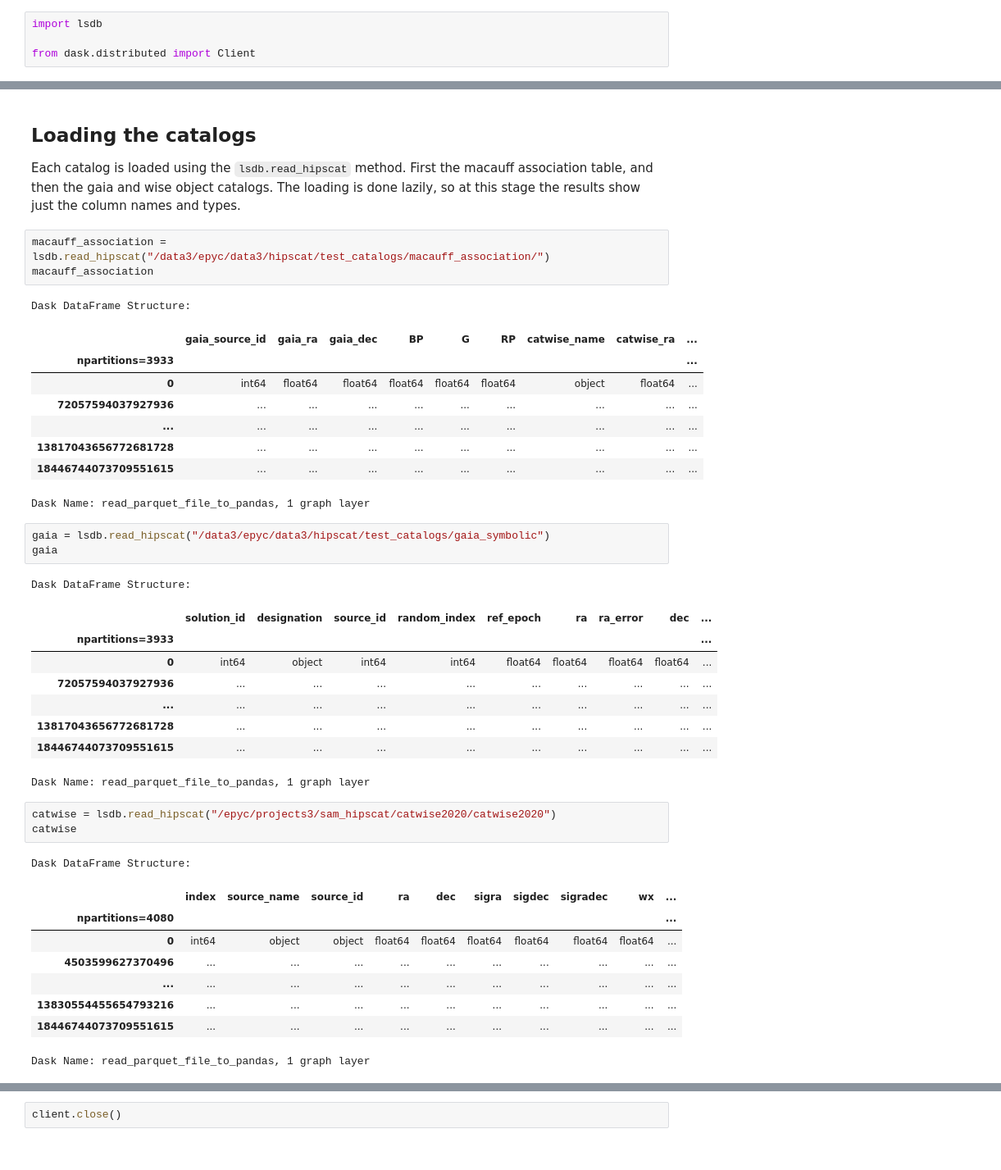
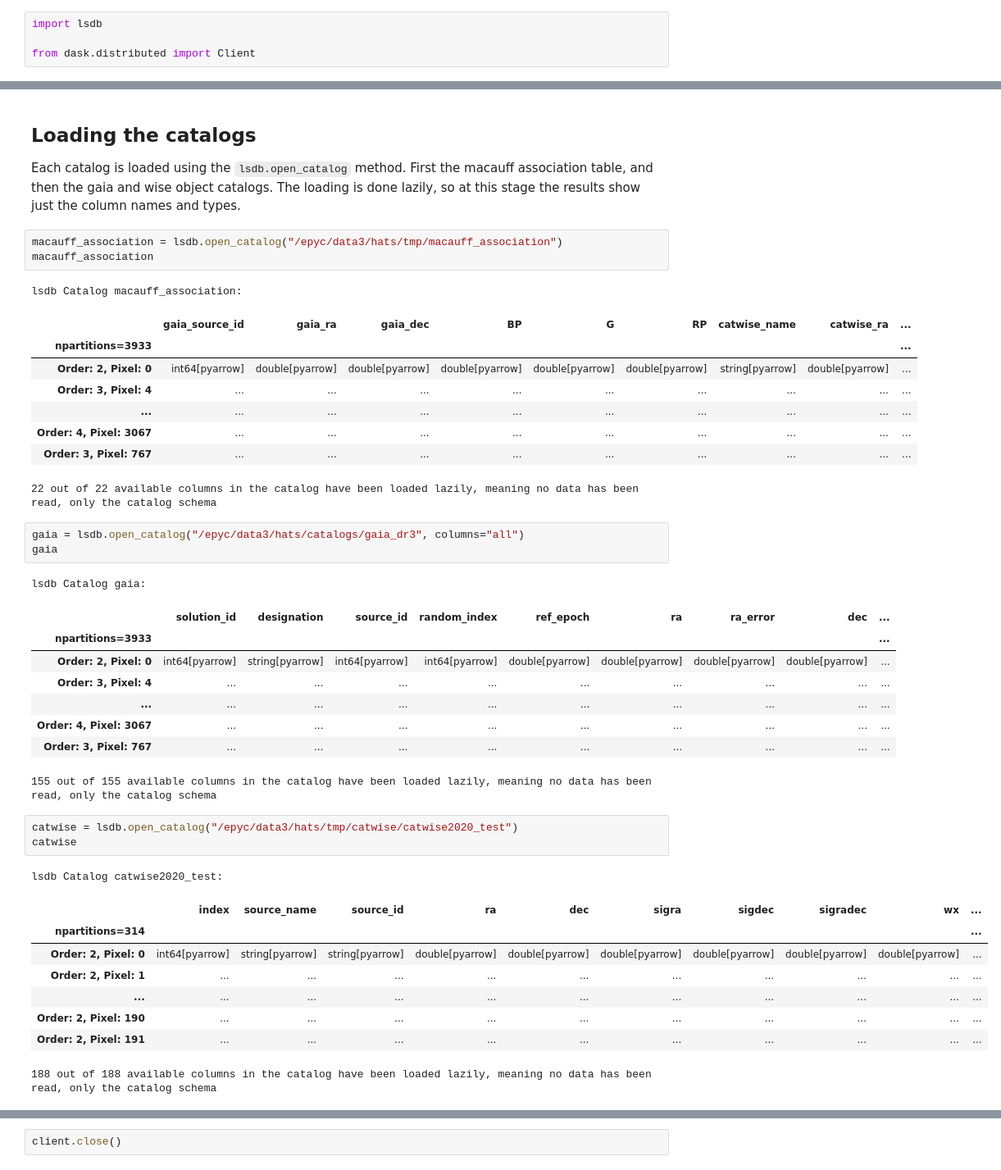
Before and after one commit to macauff/lsdb_macauff, a Jupyter notebook: nb/macauff_association.ipynb, the cells around one changed output, grey strips where cells are left out. Shown at 82% size. Saved outputs shown, nothing was run; the diff lists cells and outputs as text.

```diff
--- a/nb/macauff_association.ipynb
+++ b/nb/macauff_association.ipynb
@@ -25,46 +24,46 @@ Hosting the HTTP server on port 41247 instead
 # %% [markdown]
 ## Loading the catalogs
 
-Each catalog is loaded using the `lsdb.read_hipscat` method. First the macauff association table, and then the gaia and wise object catalogs. The loading is done lazily, so at this stage the results show just the column names and types.
+Each catalog is loaded using the `lsdb.open_catalog` method. First the macauff association table, and then the gaia and wise object catalogs. The loading is done lazily, so at this stage the results show just the column names and types.
 # %%
-macauff_association = lsdb.read_hipscat("/data3/epyc/data3/hipscat/test_catalogs/macauff_association/")
+macauff_association = lsdb.open_catalog("/epyc/data3/hats/tmp/macauff_association")
 macauff_association
 # %% [output]
-Dask DataFrame Structure:
+lsdb Catalog macauff_association:
 |  | gaia_source_id | gaia_ra | gaia_dec | BP | G | RP | catwise_name | catwise_ra | ... |
 | npartitions=3933 |  |  |  |  |  |  |  |  | ... |
-| 0 | int64 | float64 | float64 | float64 | float64 | float64 | object | float64 | ... |
-| 72057594037927936 | ... | ... | ... | ... | ... | ... | ... | ... | ... |
+| Order: 2, Pixel: 0 | int64[pyarrow] | double[pyarrow] | double[pyarrow] | double[pyarrow] | double[pyarrow] | double[pyarrow] | string[pyarrow] | double[pyarrow] | ... |
+| Order: 3, Pixel: 4 | ... | ... | ... | ... | ... | ... | ... | ... | ... |
 | ... | ... | ... | ... | ... | ... | ... | ... | ... | ... |
-| 13817043656772681728 | ... | ... | ... | ... | ... | ... | ... | ... | ... |
-| 18446744073709551615 | ... | ... | ... | ... | ... | ... | ... | ... | ... |
+| Order: 4, Pixel: 3067 | ... | ... | ... | ... | ... | ... | ... | ... | ... |
+| Order: 3, Pixel: 767 | ... | ... | ... | ... | ... | ... | ... | ... | ... |
-Dask Name: read_parquet_file_to_pandas, 1 graph layer
+22 out of 22 available columns in the catalog have been loaded lazily, meaning no data has been read, only the catalog schema
 # %%
-gaia = lsdb.read_hipscat("/data3/epyc/data3/hipscat/test_catalogs/gaia_symbolic")
+gaia = lsdb.open_catalog("/epyc/data3/hats/catalogs/gaia_dr3", columns="all")
 gaia
 # %% [output]
-Dask DataFrame Structure:
+lsdb Catalog gaia:
 |  | solution_id | designation | source_id | random_index | ref_epoch | ra | ra_error | dec | ... |
 | npartitions=3933 |  |  |  |  |  |  |  |  | ... |
-| 0 | int64 | object | int64 | int64 | float64 | float64 | float64 | float64 | ... |
-| 72057594037927936 | ... | ... | ... | ... | ... | ... | ... | ... | ... |
+| Order: 2, Pixel: 0 | int64[pyarrow] | string[pyarrow] | int64[pyarrow] | int64[pyarrow] | double[pyarrow] | double[pyarrow] | double[pyarrow] | double[pyarrow] | ... |
+| Order: 3, Pixel: 4 | ... | ... | ... | ... | ... | ... | ... | ... | ... |
 | ... | ... | ... | ... | ... | ... | ... | ... | ... | ... |
-| 13817043656772681728 | ... | ... | ... | ... | ... | ... | ... | ... | ... |
-| 18446744073709551615 | ... | ... | ... | ... | ... | ... | ... | ... | ... |
+| Order: 4, Pixel: 3067 | ... | ... | ... | ... | ... | ... | ... | ... | ... |
+| Order: 3, Pixel: 767 | ... | ... | ... | ... | ... | ... | ... | ... | ... |
-Dask Name: read_parquet_file_to_pandas, 1 graph layer
+155 out of 155 available columns in the catalog have been loaded lazily, meaning no data has been read, only the catalog schema
 # %%
-catwise = lsdb.read_hipscat("/epyc/projects3/sam_hipscat/catwise2020/catwise2020")
+catwise = lsdb.open_catalog("/epyc/data3/hats/tmp/catwise/catwise2020_test")
 catwise
 # %% [output]
-Dask DataFrame Structure:
+lsdb Catalog catwise2020_test:
 |  | index | source_name | source_id | ra | dec | sigra | sigdec | sigradec | wx | ... |
-| npartitions=4080 |  |  |  |  |  |  |  |  |  | ... |
-| 0 | int64 | object | object | float64 | float64 | float64 | float64 | float64 | float64 | ... |
-| 4503599627370496 | ... | ... | ... | ... | ... | ... | ... | ... | ... | ... |
+| npartitions=314 |  |  |  |  |  |  |  |  |  | ... |
+| Order: 2, Pixel: 0 | int64[pyarrow] | string[pyarrow] | string[pyarrow] | double[pyarrow] | double[pyarrow] | double[pyarrow] | double[pyarrow] | double[pyarrow] | double[pyarrow] | ... |
+| Order: 2, Pixel: 1 | ... | ... | ... | ... | ... | ... | ... | ... | ... | ... |
 | ... | ... | ... | ... | ... | ... | ... | ... | ... | ... | ... |
-| 13830554455654793216 | ... | ... | ... | ... | ... | ... | ... | ... | ... | ... |
-| 18446744073709551615 | ... | ... | ... | ... | ... | ... | ... | ... | ... | ... |
+| Order: 2, Pixel: 190 | ... | ... | ... | ... | ... | ... | ... | ... | ... | ... |
+| Order: 2, Pixel: 191 | ... | ... | ... | ... | ... | ... | ... | ... | ... | ... |
-Dask Name: read_parquet_file_to_pandas, 1 graph layer
+188 out of 188 available columns in the catalog have been loaded lazily, meaning no data has been read, only the catalog schema
 # %% [markdown]
 ## Joining using the Association table
 
```
Also changed, not shown: parts of 5 cells of this notebook, 2 other files.
